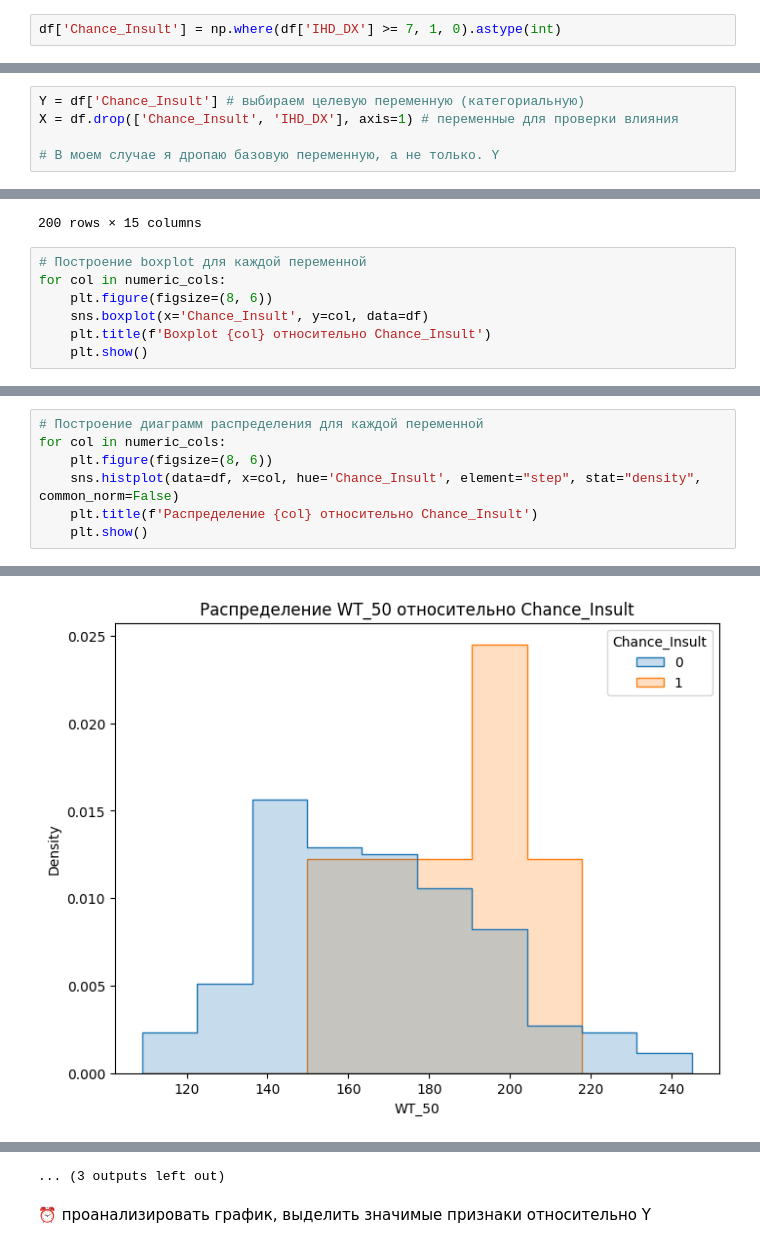
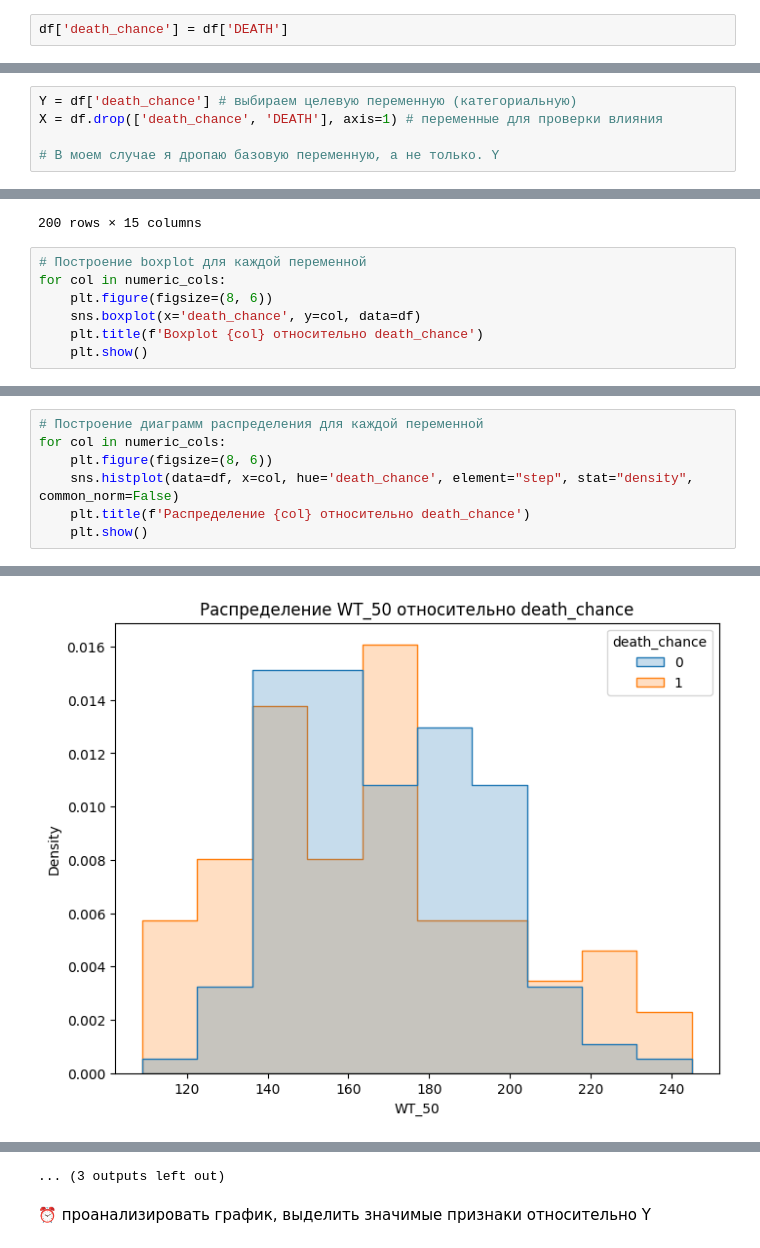
Before and after one commit to ElizarSaenko/ML_SAENKO, a Jupyter notebook: Практика_2.ipynb, the cells around one changed output, grey strips where cells are left out. Cells and saved outputs as stored; diff of their text form.

```diff
--- a/Практика_2.ipynb
+++ b/Практика_2.ipynb
@@ -250,2 +253,2 @@ dtype: int64
-# %%
-df['Chance_Insult'] = np.where(df['IHD_DX'] >= 7, 1, 0).astype(int)
+# %%
+df['death_chance'] = df['DEATH']
@@ -258,7 +269,7 @@ Index(['AGE_50', 'MD_50', 'SBP_50', 'DBP_50', 'HT_50', 'WT_50', 'CHOL_50',
       dtype='object')
 # %%
-Y = df['Chance_Insult'] # выбираем целевую переменную (категориальную)
-X = df.drop(['Chance_Insult', 'IHD_DX'], axis=1) # переменные для проверки влияния
+Y = df['death_chance'] # выбираем целевую переменную (категориальную)
+X = df.drop(['death_chance', 'DEATH'], axis=1) # переменные для проверки влияния
 
 # В моем случае я дропаю базовую переменную, а не только. Y
 # %% [markdown]
@@ -285,7 +296,7 @@ numeric_cols
 # Построение boxplot для каждой переменной
 for col in numeric_cols:
     plt.figure(figsize=(8, 6))
-    sns.boxplot(x='Chance_Insult', y=col, data=df)
-    plt.title(f'Boxplot {col} относительно Chance_Insult')
+    sns.boxplot(x='death_chance', y=col, data=df)
+    plt.title(f'Boxplot {col} относительно death_chance')
     plt.show()
 # %% [output]
@@ -306,7 +317,7 @@ for col in numeric_cols:
 # Построение диаграмм распределения для каждой переменной
 for col in numeric_cols:
     plt.figure(figsize=(8, 6))
-    sns.histplot(data=df, x=col, hue='Chance_Insult', element="step", stat="density", common_norm=False)
-    plt.title(f'Распределение {col} относительно Chance_Insult')
+    sns.histplot(data=df, x=col, hue='death_chance', element="step", stat="density", common_norm=False)
+    plt.title(f'Распределение {col} относительно death_chance')
     plt.show()
 # %% [output]
@@ -318 +329 @@ for col in numeric_cols:
-[figure, old version]
+[figure, new version]
```
Also changed, not shown: parts of 20 cells of this notebook.
